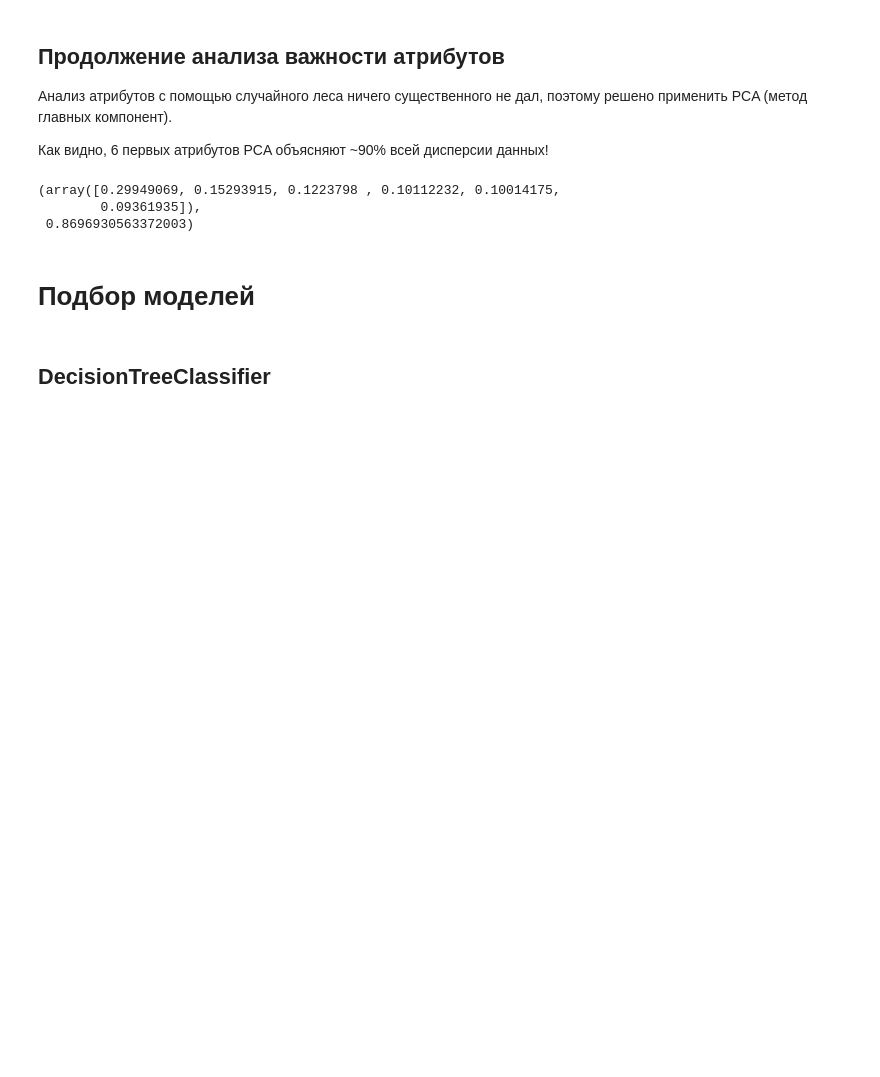
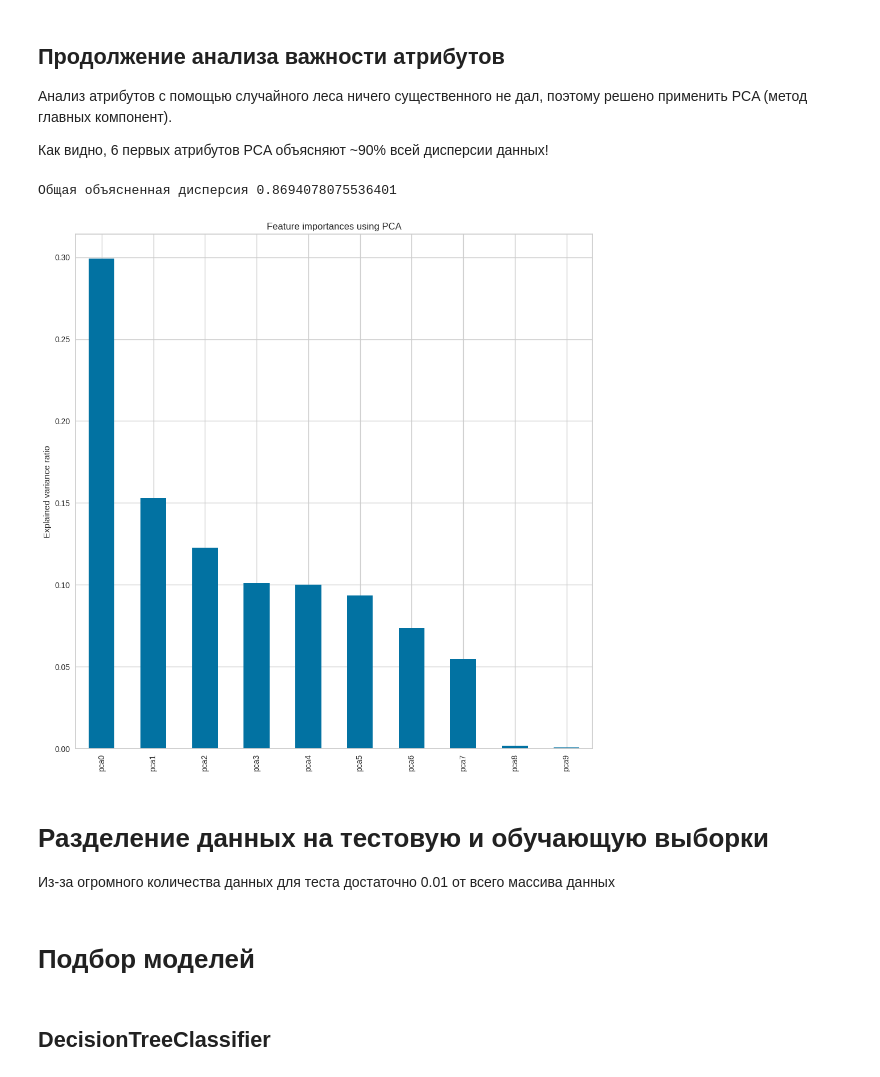
Before and after one commit to l00fi/bayes_optimization, a Jupyter notebook: main.ipynb, the cells around one changed output. Cells and saved outputs as stored; diff of their text form; code cells hidden in the pictures; blank space fills up the shorter version.

```diff
--- a/main.ipynb
+++ b/main.ipynb
@@ -227,18 +239,28 @@ fig.tight_layout()
 # %%
 from sklearn.decomposition import PCA
 from sklearn.pipeline import make_pipeline
 from sklearn.preprocessing import StandardScaler
 
 scaler = StandardScaler()
 scaled_X = scaler.fit_transform(X)
 
 pca_machine = PCA(n_components=min(X.shape[0], X.shape[1]), svd_solver="covariance_eigh")
 
 pca_X = pca_machine.fit(pd.DataFrame(scaled_X, columns=X.columns.values))
+
+pca_importances = pd.Series(pca_X.explained_variance_ratio_, index=pca_X.get_feature_names_out())
+
+fig, ax = plt.subplots(figsize=(10,10))
+pca_importances.plot.bar(ax=ax)
+ax.set_title("Feature importances using PCA")
+ax.set_ylabel("Explained variance ratio")
+ax.set_xticks(np.arange(0, 10, 1), labels=pca_X.get_feature_names_out())
+fig.tight_layout()
+
+most_explainde_pca_X = pca_X.explained_variance_ratio_[:6]
+print(f"Общая объясненная дисперсия {most_explainde_pca_X.sum()}")
+
+transformed_X = pca_machine.transform(pd.DataFrame(scaled_X, columns=X.columns.values))
+# %% [output]
+Общая объясненная дисперсия 0.8694078075536401
+[figure, added]
-# %%
-most_explainde_pca_X = pca_X.explained_variance_ratio_[:6]
-most_explainde_pca_X, most_explainde_pca_X.sum()
-# %% [output]
-(array([0.29949069, 0.15293915, 0.1223798 , 0.10112232, 0.10014175,
-        0.09361935]),
- 0.8696930563372003)
@@ -246,0 +267,4 @@ transformed_X = pca_machine.transform(pd.DataFrame(scaled_X, columns=X.columns.v
+# %% [markdown]
+# Разделение данных на тестовую и обучающую выборки
+
+Из-за огромного количества данных для теста достаточно 0.01 от всего массива данных
```
Also changed, not shown: parts of 54 cells of this notebook, 3 other files.
